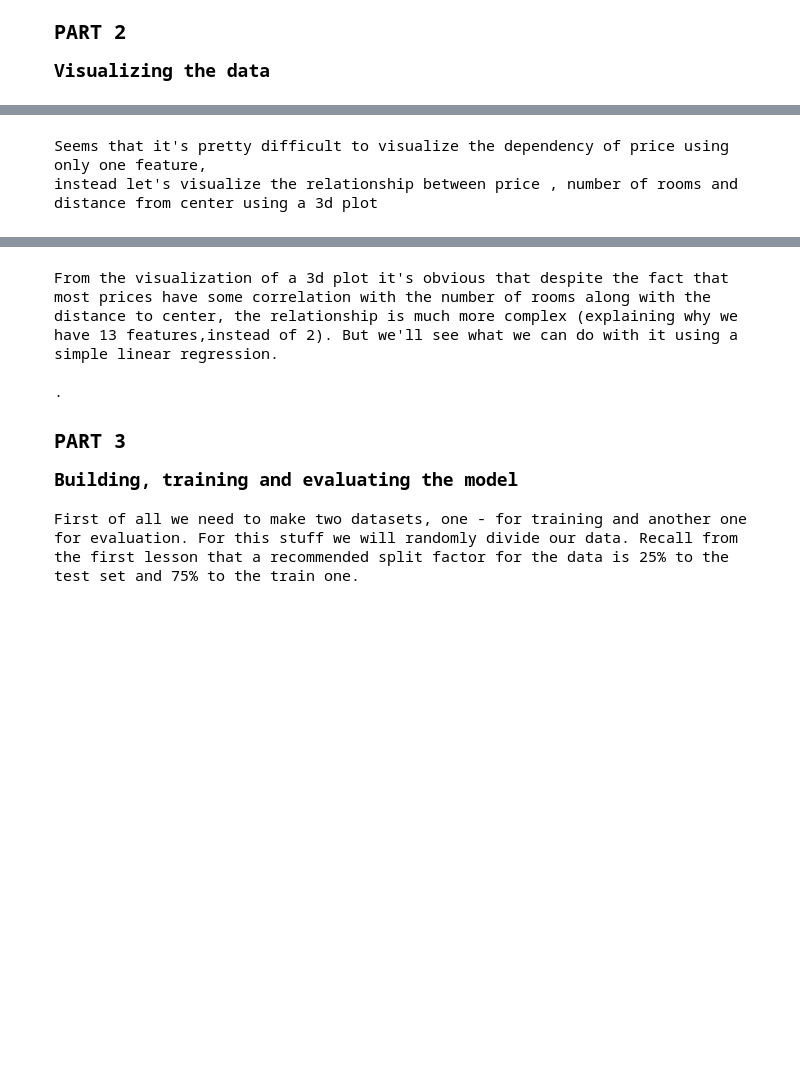
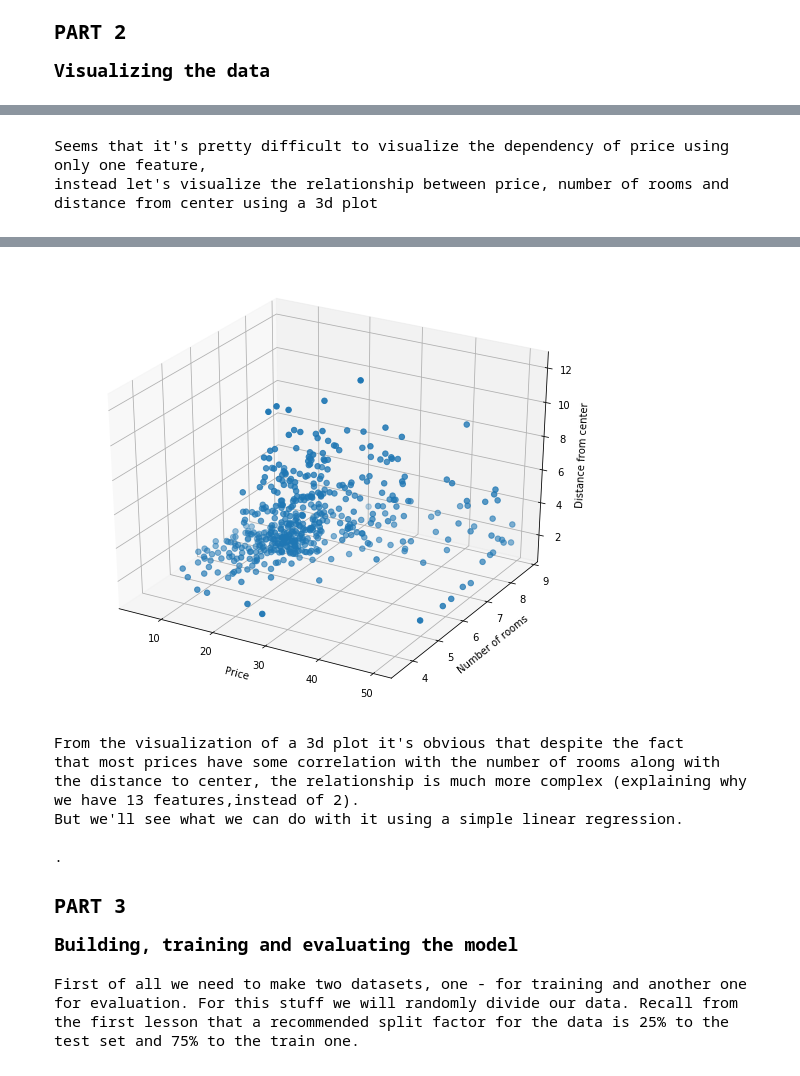
Before and after one commit to HikkaV/DS-ML-Courses, a Jupyter notebook: assignments/machine_learning/assignment_1/assignment_1.ipynb, the cells around one changed output, grey strips where cells are left out. Drawn from its saved outputs; the diff is of its cells as text; code cells hidden in the pictures; blank space fills up the shorter version.

```diff
--- a/assignments/machine_learning/assignment_1/assignment_1.ipynb
+++ b/assignments/machine_learning/assignment_1/assignment_1.ipynb
@@ -193,10 +200,10 @@ df_slice.plot(x='RM', y='DIS',kind='scatter', figsize=(8,6),title='The dependenc
 # %% [markdown]
 <pre style='font-size : 15px'>Seems that it's pretty difficult to visualize the dependency of price using only one feature,
-instead let's visualize the relationship between price , number of rooms and distance from center using a 3d plot</pre>
+instead let's visualize the relationship between price, number of rooms and distance from center using a 3d plot</pre>
 # %%
 from mpl_toolkits.mplot3d import Axes3D
 # %%
-fig = plt.figure(figsize=(8,6))
+fig = plt.figure(figsize=(10,8))
 ax = fig.gca(projection='3d')
 ax.scatter( df_slice['target'].values,df_slice['RM'].values ,df_slice['DIS'].values, zdir='z', s=30);
 ax.set_ylabel('Number of rooms');
@@ -208,5 +213,8 @@ ax.set_xlabel('Price');
+[figure, added]
 # %% [markdown]
-<pre style='font-size : 15px'>From the visualization of a 3d plot it's obvious that despite the fact that most prices have some correlation with the number of rooms along with the distance to center, the relationship is much more complex (explaining why we have 13 features,instead of 2). But we'll see what we can do with it using a simple linear regression.
+<pre style='font-size : 15px'>From the visualization of a 3d plot it's obvious that despite the fact
+that most prices have some correlation with the number of rooms along with the distance to center, the relationship is much more complex (explaining why we have 13 features,instead of 2).
+But we'll see what we can do with it using a simple linear regression.
                                                                                           .</pre>
 # %% [markdown]
 <pre style='font-size : 20px'><b>PART 3</b></pre>
```
Also changed, not shown: parts of 12 cells of this notebook, 3 other files.
